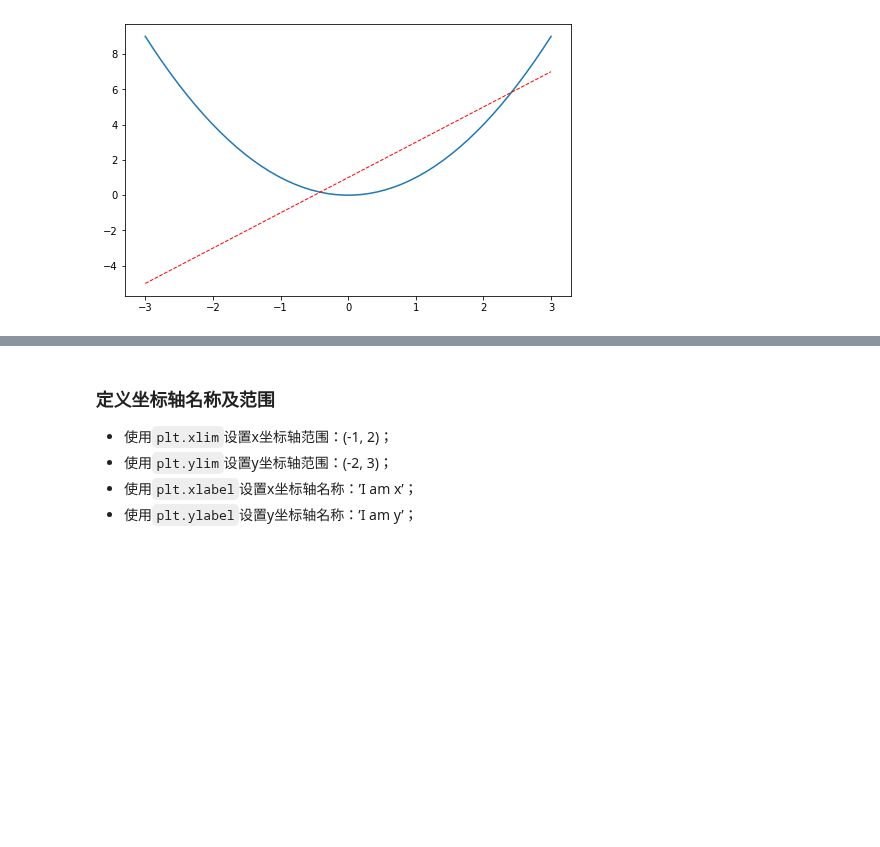
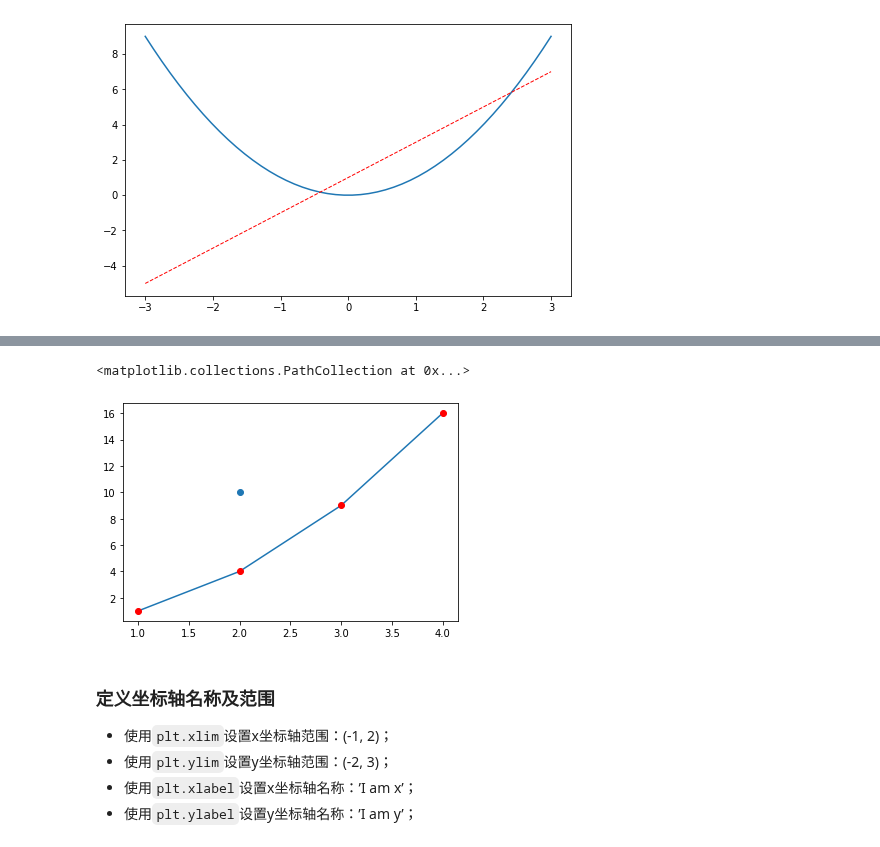
Before and after one commit to Jamie33/learngit, a Jupyter notebook: DataVisualization/matplotlib_learning.ipynb, the cells around one changed output, grey strips where cells are left out. Saved outputs shown, nothing was run; the diff lists cells and outputs as text; code cells hidden in the pictures; blank space fills up the shorter version.

```diff
--- a/DataVisualization/matplotlib_learning.ipynb
+++ b/DataVisualization/matplotlib_learning.ipynb
@@ -47,3 +72,17 @@ plt.plot(x, y1, color='red', linewidth=1.0, linestyle='--')
+# %%
+import matplotlib.pyplot as plt
+plt.plot([1,2,3,4], [1,4,9,16])
+plt.plot([1,2,3,4], [1,4,9,16], 'ro')
+
+#定义1个点的x集合和y集合
+x=[2]
+y=[10]
+
+#画散点图
+plt.scatter(x,y)
+# %% [output]
+<matplotlib.collections.PathCollection at 0x...>
+[figure, added]
 # %% [markdown]
 ### 定义坐标轴名称及范围
 
```
Also changed, not shown: parts of 34 cells of this notebook, 6 other files.
